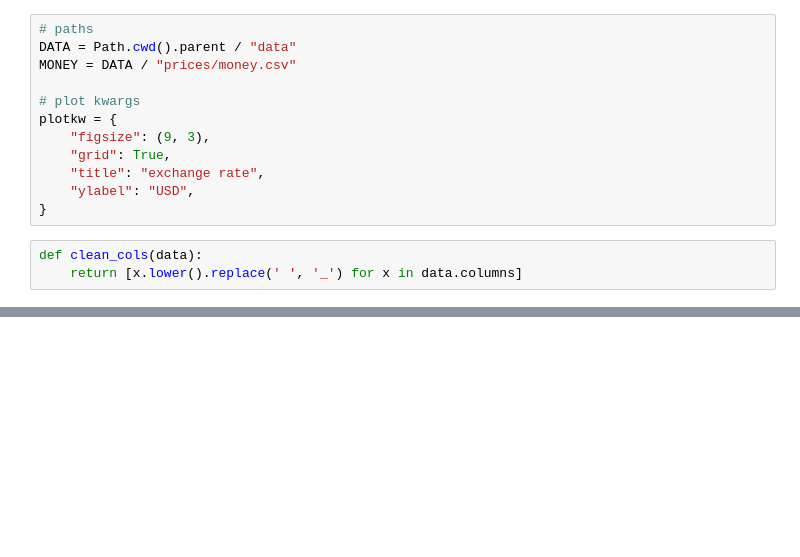
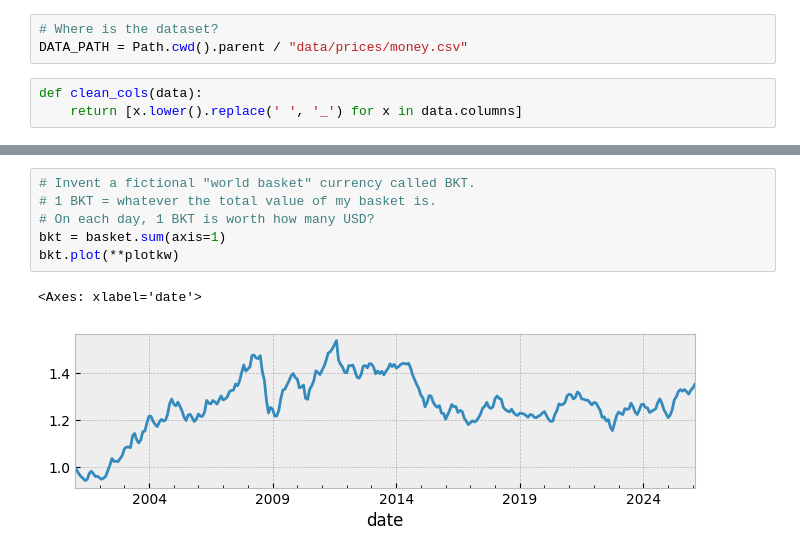
Before and after one commit to samkennerly/chengdu, a Jupyter notebook: science/projects/money.ipynb, the cells around one changed output, grey strips where cells are left out. Saved outputs shown, nothing was run; the diff lists cells and outputs as text; blank space fills up the shorter version.

```diff
--- a/science/projects/money.ipynb
+++ b/science/projects/money.ipynb
@@ -14,15 +23,6 @@ plt.style.use('bmh')
 # %%
-# paths
-DATA = Path.cwd().parent / "data"
-MONEY = DATA / "prices/money.csv"
-
-# plot kwargs
-plotkw = {
-    "figsize": (9, 3),
-    "grid": True,
-    "title": "exchange rate",
-    "ylabel": "USD",
-}
+# Where is the dataset?
+DATA_PATH = Path.cwd().parent / "data/prices/money.csv"
 # %%
 def clean_cols(data):
     return [x.lower().replace(' ', '_') for x in data.columns]
@@ -120,0 +119,9 @@ data['china'].plot(**plotkw)
+# %%
+# Invent a fictional "world basket" currency called BKT.
+# 1 BKT = whatever the total value of my basket is.
+# On each day, 1 BKT is worth how many USD?
+bkt = basket.sum(axis=1)
+bkt.plot(**plotkw)
+# %% [output]
+<Axes: xlabel='date'>
+[figure, added]
```
Also changed, not shown: parts of 24 cells of this notebook.
